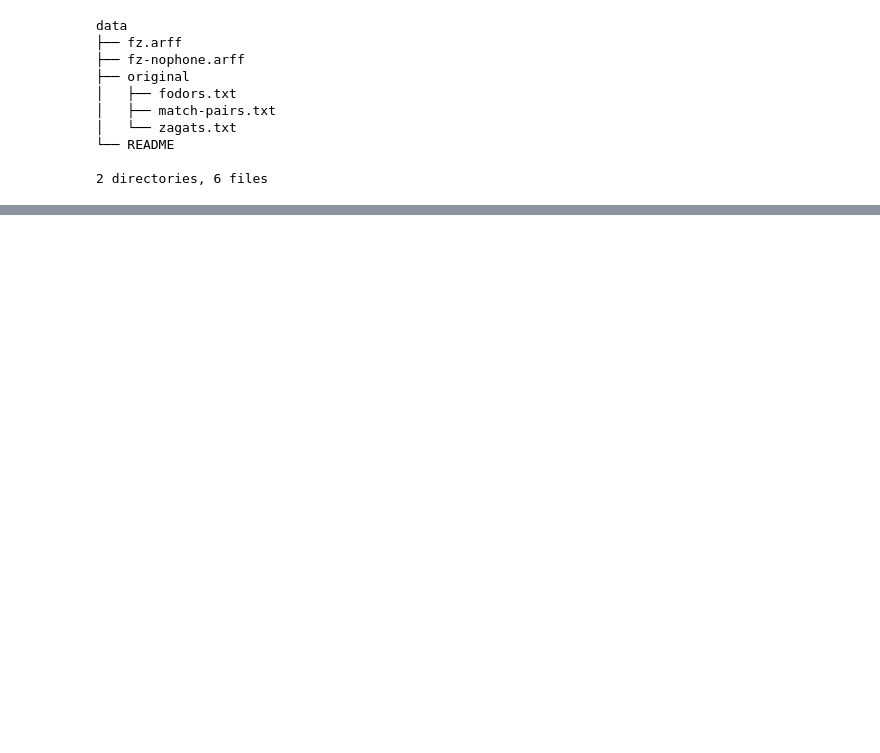
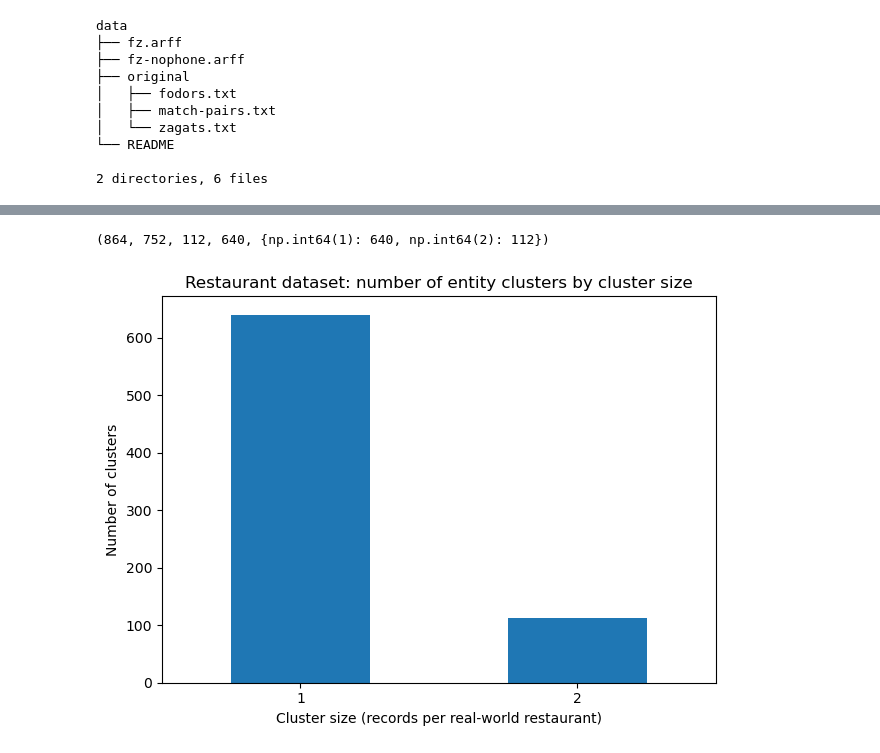
Before and after one commit to damminhtien/awesome-entity-resolution-datasets, a Jupyter notebook: restaurant/restaurant_analysis.ipynb, the cells around one changed output, grey strips where cells are left out. Drawn from its saved outputs; the diff is of its cells as text; code cells hidden in the pictures; blank space fills up the shorter version.

```diff
--- a/restaurant/restaurant_analysis.ipynb
+++ b/restaurant/restaurant_analysis.ipynb
@@ -218,0 +138,2 @@ data
+# %%
+EXTRACT_DIR = Path("data/")
@@ -218,0 +311,25 @@ data
+# %%
+# Basic stats
+cluster_sizes = fz_nophone["class"].value_counts().sort_index()
+cluster_size_counts = cluster_sizes.value_counts().sort_index()  # how many clusters of size k
+
+n_clusters = cluster_sizes.shape[0]
+n_records = len(fz_nophone)
+n_pairs = int((cluster_sizes == 2).sum())  # number of matched entities
+n_singletons = int((cluster_sizes == 1).sum())
+
+(n_records, n_clusters, n_pairs, n_singletons, cluster_size_counts.to_dict())
+# %% [output]
+(864, 752, 112, 640, {np.int64(1): 640, np.int64(2): 112})
+# %%
+# Plot 1: cluster size distribution (bar)
+plt.figure()
+cluster_size_counts.plot(kind="bar")
+plt.title("Restaurant dataset: number of entity clusters by cluster size")
+plt.xlabel("Cluster size (records per real-world restaurant)")
+plt.ylabel("Number of clusters")
+plt.xticks(rotation=0)
+plt.tight_layout()
+plt.show()
+# %% [output]
+[figure, added]
```
Also changed, not shown: parts of 33 cells of this notebook, 1 other file.
